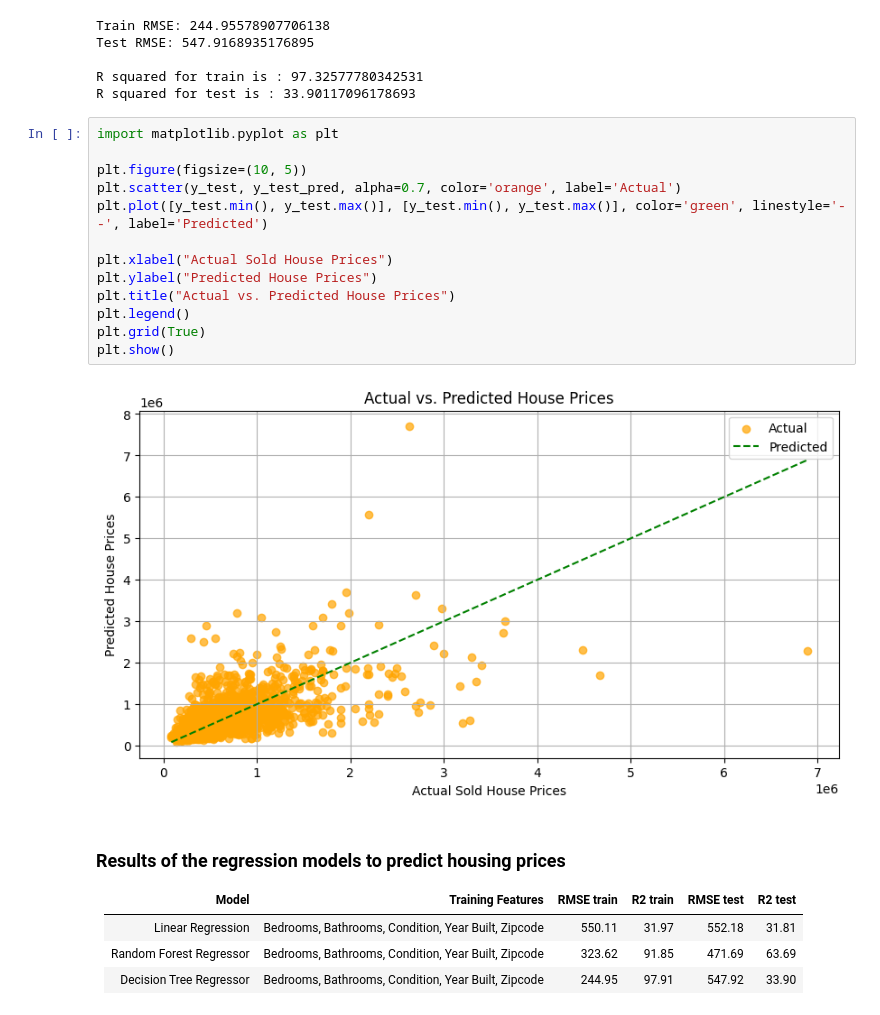
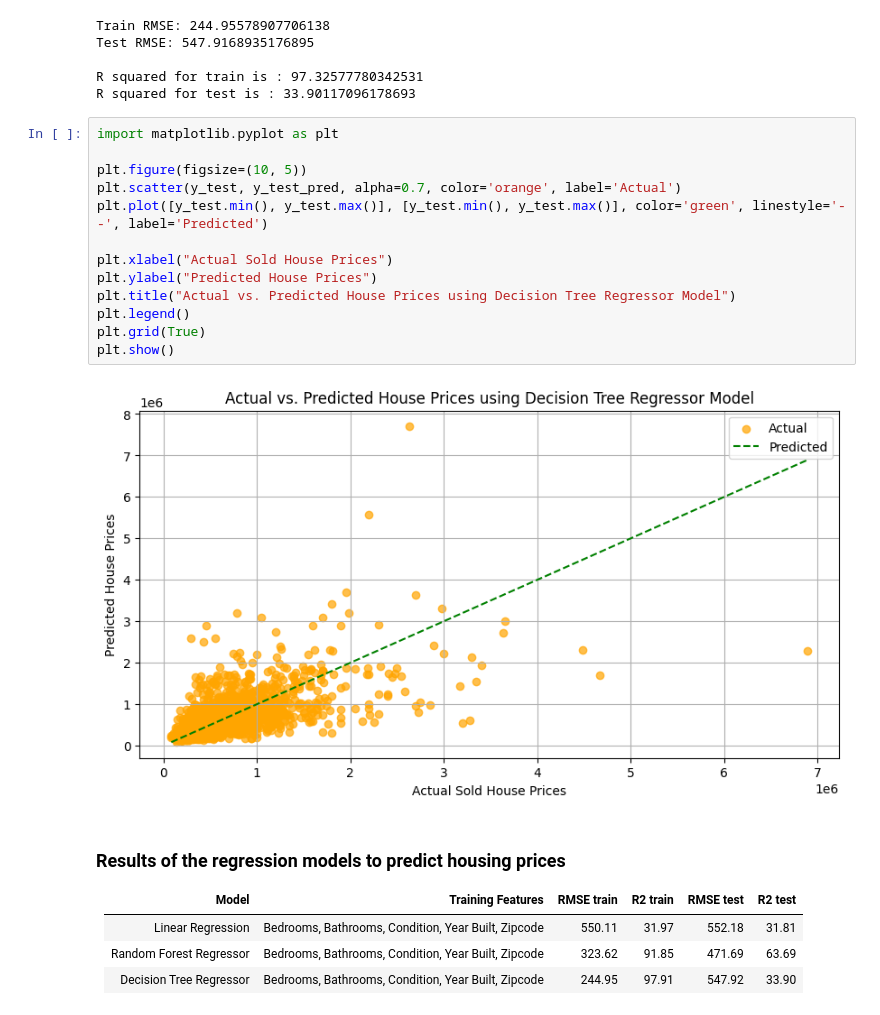
Before and after one commit to s566319/housing_price_proj, a Jupyter notebook: IngaMiller_HousingPrices.ipynb, the cells around one changed output. Drawn from its saved outputs; the diff is of its cells as text.

```diff
--- a/IngaMiller_HousingPrices.ipynb
+++ b/IngaMiller_HousingPrices.ipynb
@@ -400,18 +400,18 @@ R squared for test is : 33.90117096178693
 # %%
 import matplotlib.pyplot as plt
 
 plt.figure(figsize=(10, 5))
 plt.scatter(y_test, y_test_pred, alpha=0.7, color='orange', label='Actual')
 plt.plot([y_test.min(), y_test.max()], [y_test.min(), y_test.max()], color='green', linestyle='--', label='Predicted')
 
 plt.xlabel("Actual Sold House Prices")
 plt.ylabel("Predicted House Prices")
-plt.title("Actual vs. Predicted House Prices")
+plt.title("Actual vs. Predicted House Prices using Decision Tree Regressor Model")
 plt.legend()
 plt.grid(True)
 plt.show()
 # %% [output]
-[figure, old version]
+[figure, new version]
 # %% [markdown]
 ### Results of the regression models to predict housing prices
 
```
Also changed, not shown: parts of 3 cells of this notebook, 2 other files.
